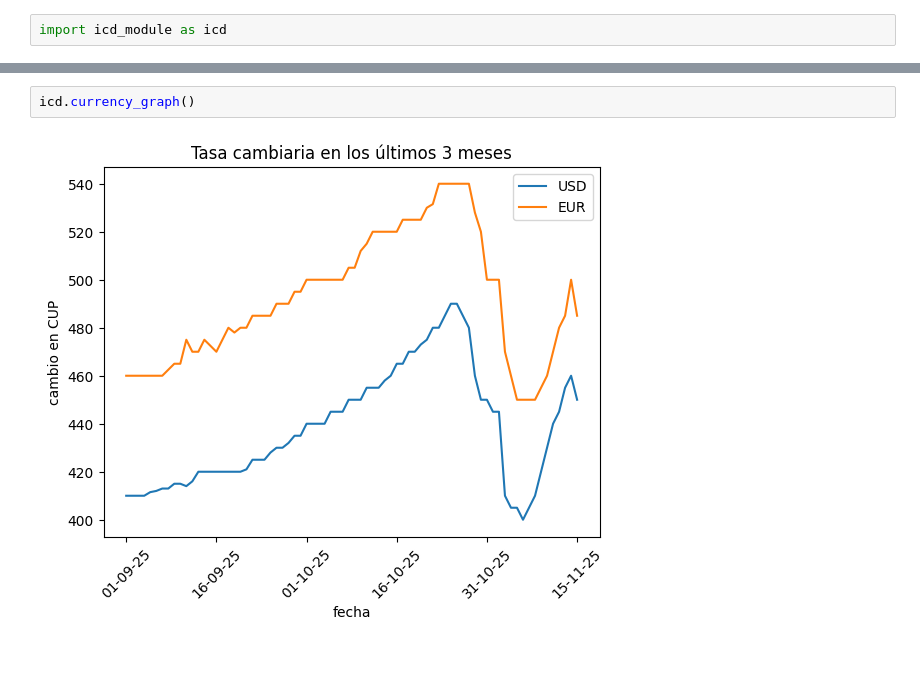
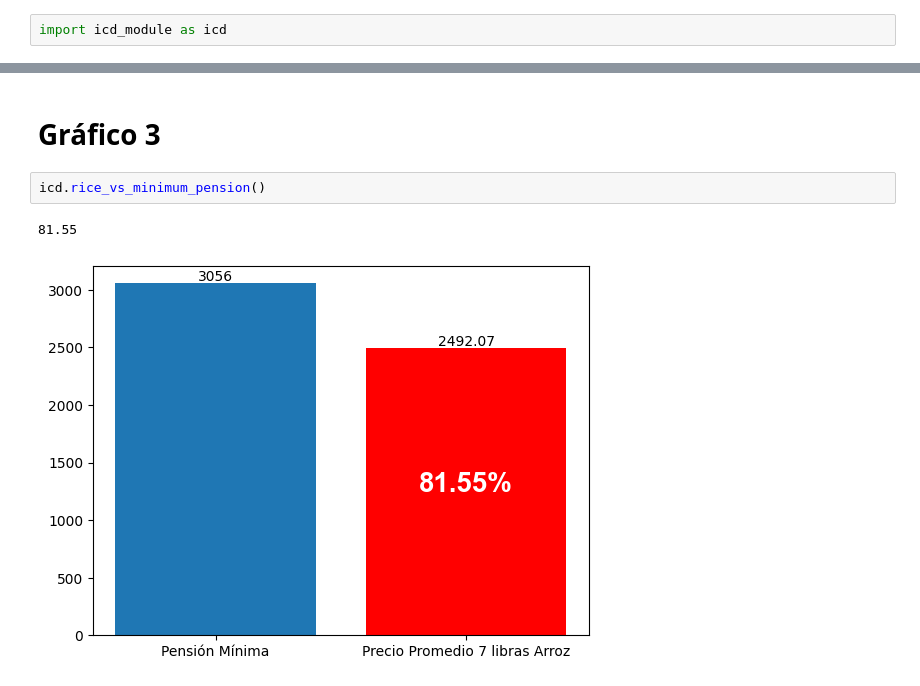
Before and after one commit to FabianCabreraD/Proyecto-ICD, a Jupyter notebook: main.ipynb, the cells around one changed output, grey strips where cells are left out. Cells and saved outputs as stored; diff of their text form; blank space fills up the shorter version.

```diff
--- a/main.ipynb
+++ b/main.ipynb
@@ -7,4 +17,7 @@ icd.show_map_mipymes()
+# %% [markdown]
+<h1>Gráfico 3</h1>
 # %%
-icd.currency_graph()
+icd.rice_vs_minimum_pension()
 # %% [output]
+81.55
-[figure, old version]
+[figure, new version]
```
Also changed, not shown: parts of 6 cells of this notebook, 2 other files.
